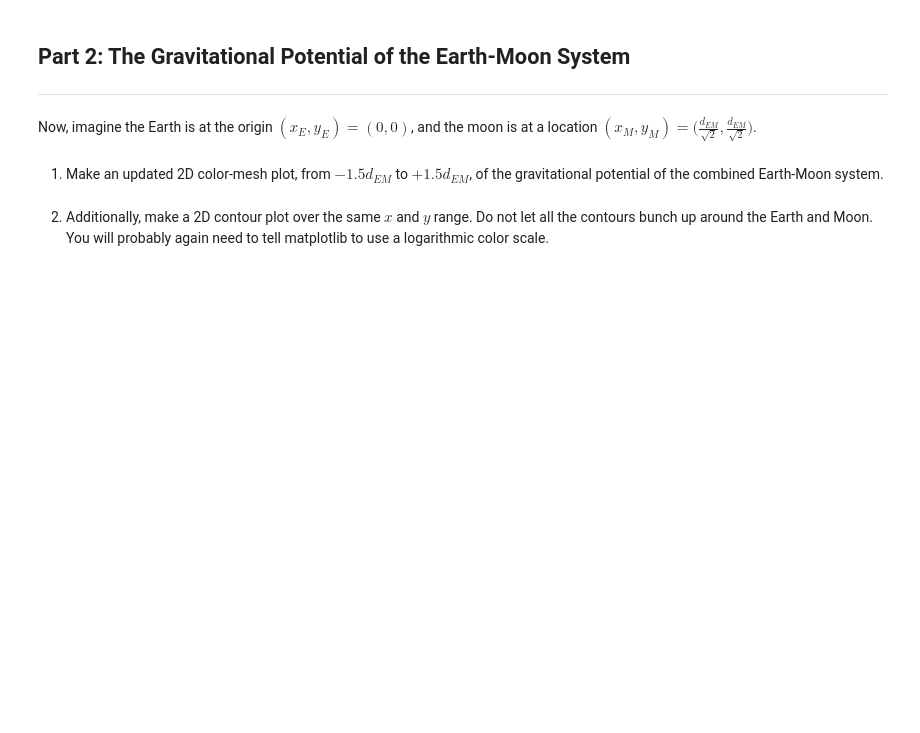
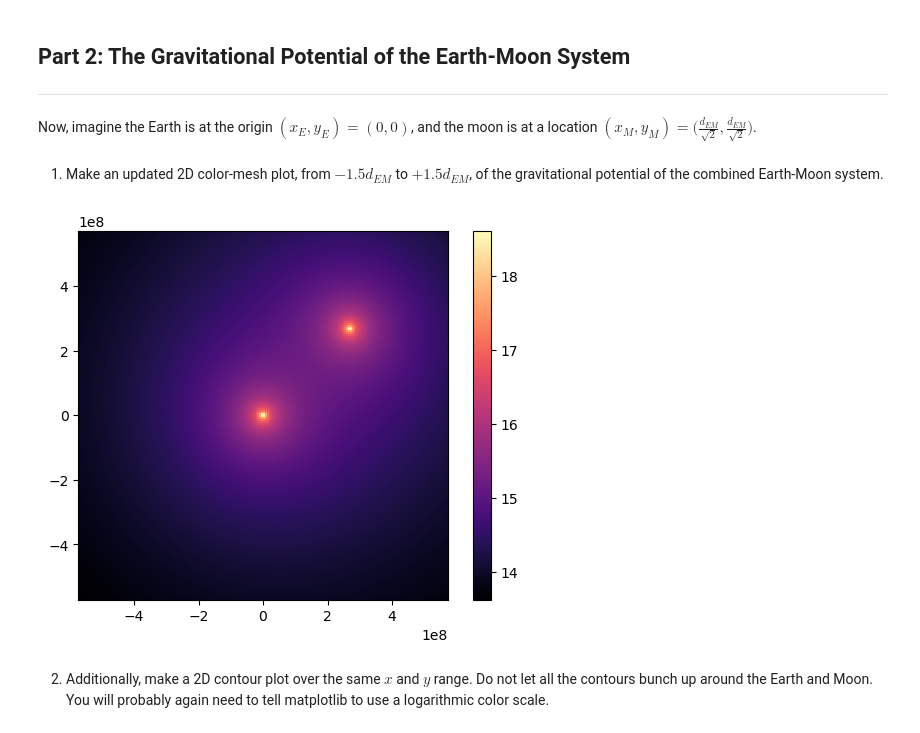
Before and after one commit to lunaeb/PHYS265-spring26, a Jupyter notebook: Lab1/lab1.ipynb, the cells around one changed output. Cells and saved outputs as stored; diff of their text form; code cells hidden in the pictures; blank space fills up the shorter version.

```diff
--- a/Lab1/lab1.ipynb
+++ b/Lab1/lab1.ipynb
@@ -136,6 +154,31 @@ and the moon is at a location $(x_{M},y_{M}) = \big( \frac{d_{EM}}{\sqrt{2}}, \f
 # %% [markdown]
 1. Make an updated 2D color-mesh plot, from $-1.5d_{EM}$ to $+1.5d_{EM}$,
 of the gravitational potential of the combined Earth-Moon system.
+# %%
+x_vals = np.linspace(R_e-1.5*d_em,R_e+1.5*d_em,200)
+y_vals = np.linspace(R_e-1.5*d_em,R_e+1.5*d_em,200)
+
+xgrid,ygrid=np.meshgrid(x_vals,y_vals)
+
+pm_grid1=np.zeros((len(y_vals),len(x_vals)))
+for i in range(len(x_vals)):
+    for j in range(len(y_vals)):
+        pm_grid1[i,j] = (grav(M_e,0.0,0.0,float(x_vals[i]),float(y_vals[j])))
+
+pm_grid2=np.zeros((len(y_vals),len(x_vals)))
+for i in range(len(x_vals)):
+    for j in range(len(y_vals)):
+        pm_grid2[i,j] = (grav(M_e,d_em/np.sqrt(2),d_em/np.sqrt(2),float(x_vals[i]),float(y_vals[j])))
+
+fig,ax=plt.subplots()
+mesh=ax.pcolormesh(xgrid,ygrid,np.log(np.abs(pm_grid1 + pm_grid2)),cmap='magma')
+cbar=fig.colorbar(mesh)
+cbar.setlabel=('log of potential')
+ax.set_xlabel=('distance [m]')
+ax.set_ylabel=('distance [m]')
+ax.set_aspect("equal")
+# %% [output]
+[figure, added]
 # %% [markdown]
 2. Additionally, make a 2D contour plot over the same $x$ and $y$ range.
 Do not let all the contours bunch up around the Earth and Moon.
```
Also changed, not shown: parts of 7 cells of this notebook, 1 other file.
